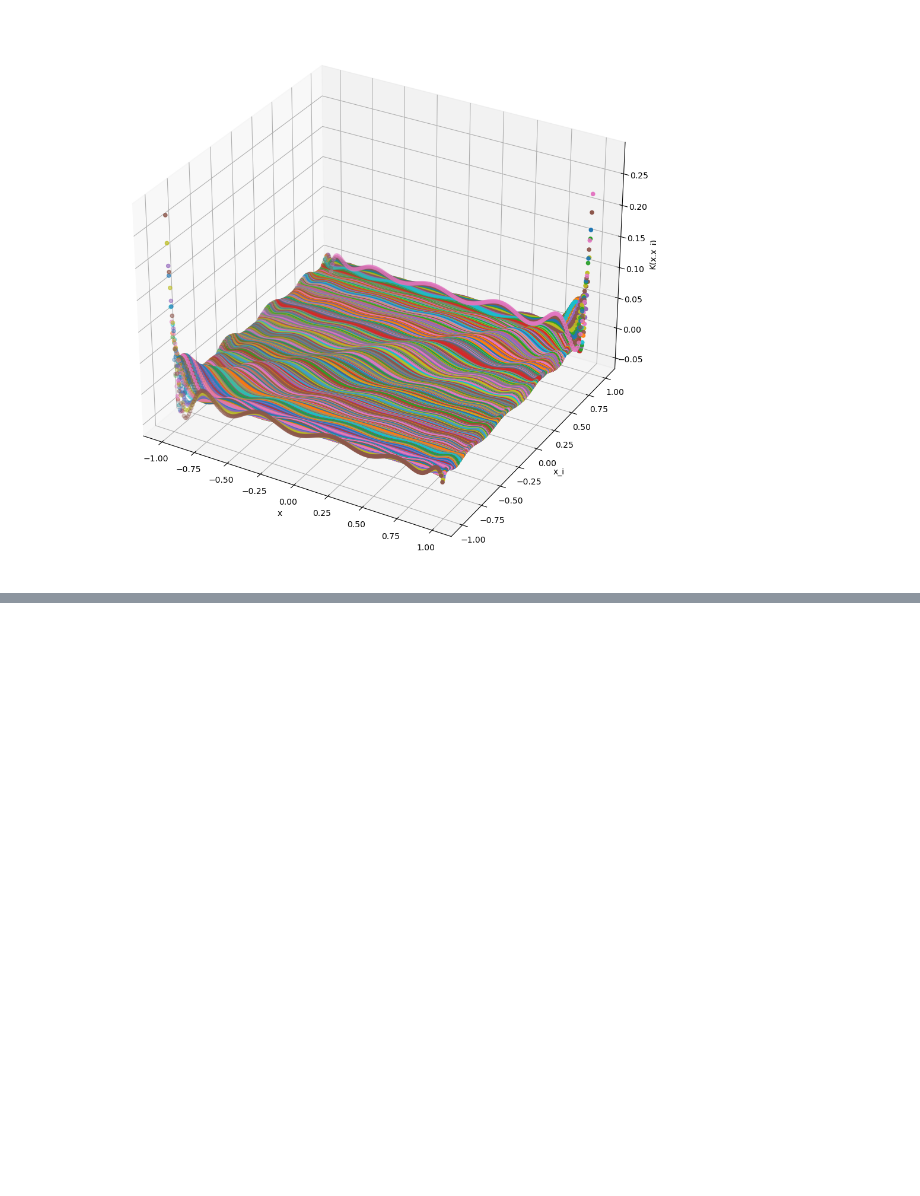
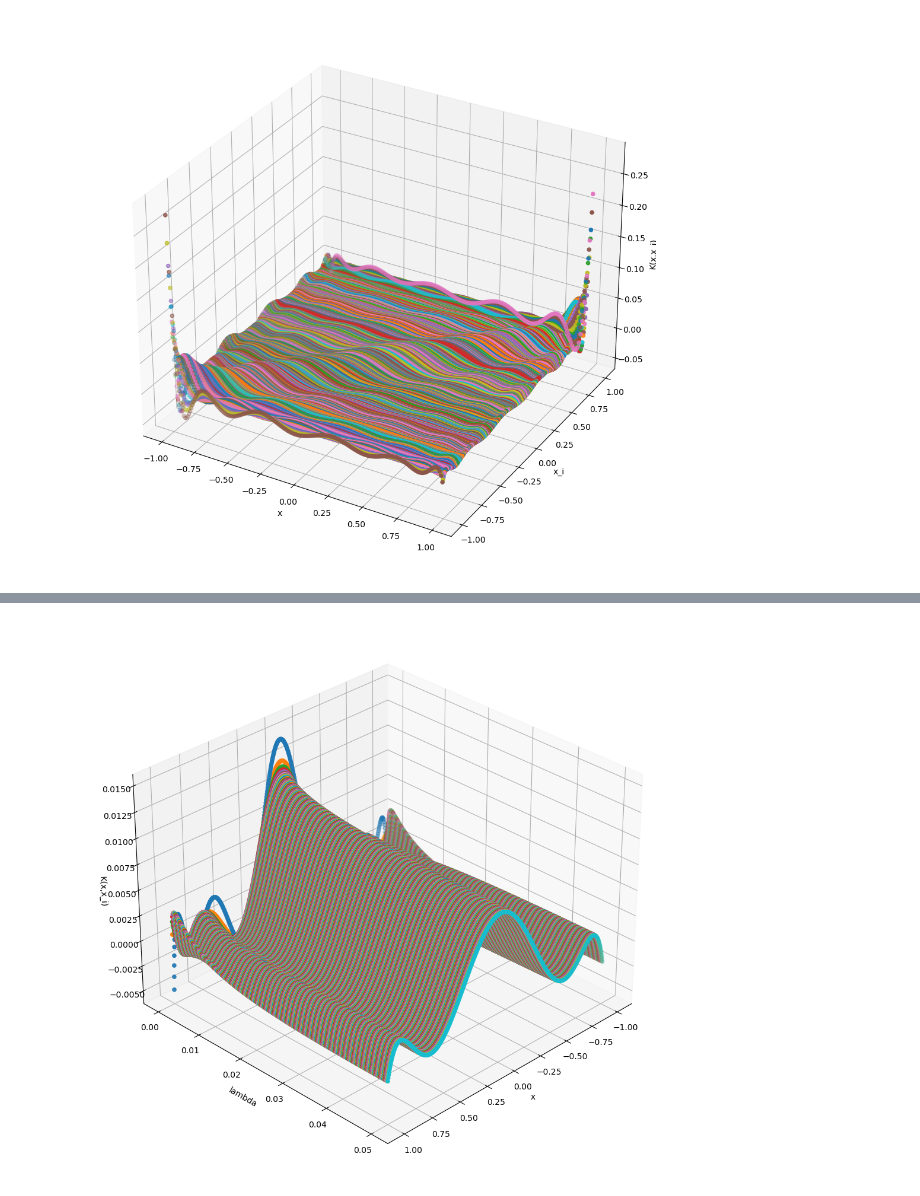
Before and after one commit to asaha1203/cx-4803, a Jupyter notebook: hw_3/hw_3_q3.ipynb, the cells around one changed output, grey strips where cells are left out. Saved outputs shown, nothing was run; the diff lists cells and outputs as text; code cells hidden in the pictures; blank space fills up the shorter version.

```diff
--- a/hw_3/hw_3_q3.ipynb
+++ b/hw_3/hw_3_q3.ipynb
@@ -164,0 +151,26 @@ Text(0.5, 0, 'K(x,x_i)')
+# %%
+index = 250
+scalefactor = 1
+
+rlx = np.linspace(-1,1,n)
+
+rlambda = np.log(np.linspace(0,0.05,500))
+
+rlvalues = np.linspace(-1,1, n)
+
+rlkernels = np.zeros((len(rlvalues),len(rlambda)))
+
+for i in range(len(rlvalues)):
+    for j in range(len(rlambda)):
+        rlkernels[i][j] = ridgekernelfunction(rlx, rlvalues[i], index, m, rlambda[j])
+# %%
+fig = plt.figure(figsize=(12, 12))
+ax = fig.add_subplot(projection='3d')
+for i in range(len(rlambda)):
+    ax.scatter(rlvalues, rlambda[i], rlkernels[:,i])
+ax.set_xlabel('x')
+ax.set_ylabel('lambda')
+ax.set_zlabel('K(x,x_i)')
+ax.view_init(elev=30, azim=45, roll=0)
+# %% [output]
+[figure, added]
```
Also changed, not shown: parts of 12 cells of this notebook.
